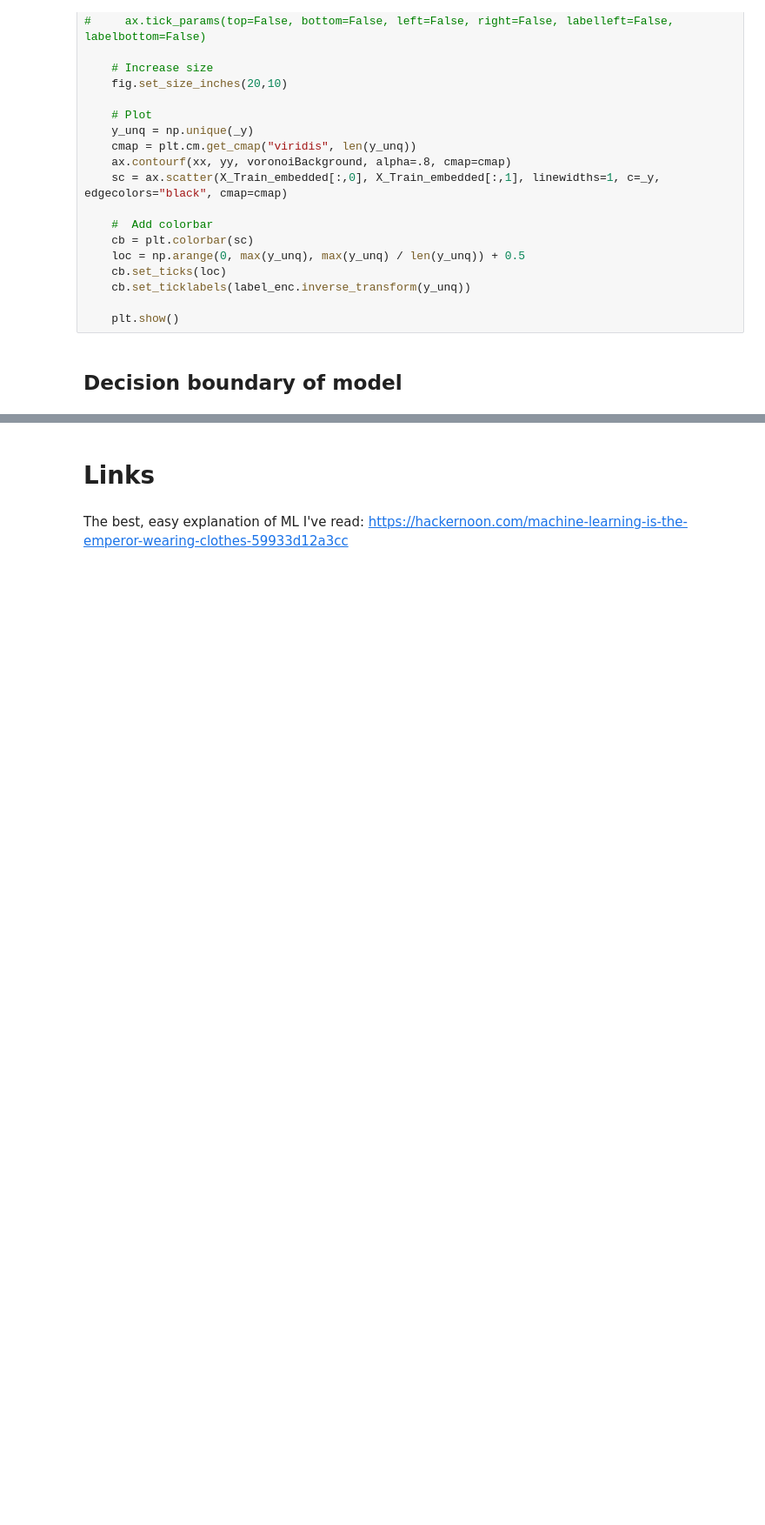
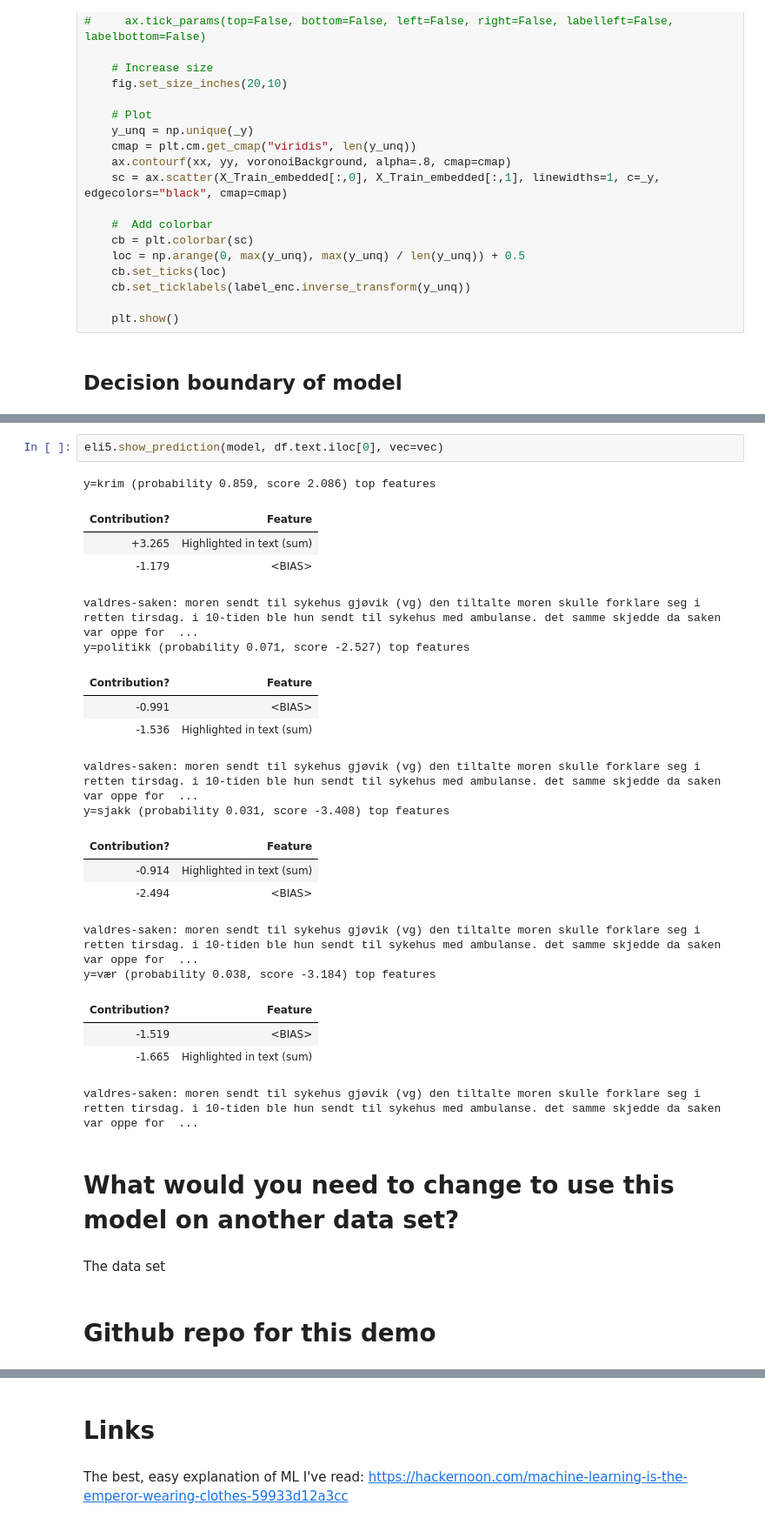
Before and after one commit to peterts/osloturen-2019, a Jupyter notebook: Build Model.ipynb, the cells around one changed output, grey strips where cells are left out. Shown at 87% size. Drawn from its saved outputs; the diff is of its cells as text; blank space fills up the shorter version.

```diff
--- a/Build Model.ipynb
+++ b/Build Model.ipynb
@@ -419,0 +504,29 @@ plot_decision_boundary(model, X, y)
+# %%
+eli5.show_prediction(model, df.text.iloc[0], vec=vec)
+# %% [output]
+y=krim (probability 0.859, score 2.086) top features
+| Contribution? | Feature |
+| +3.265 | Highlighted in text (sum) |
+| -1.179 | <BIAS> |
+valdres-saken: moren sendt til sykehus gjøvik (vg) den tiltalte moren skulle forklare seg i retten tirsdag. i 10-tiden ble hun sendt til sykehus med ambulanse. det samme skjedde da saken var oppe for  ...
+y=politikk (probability 0.071, score -2.527) top features
+| Contribution? | Feature |
+| -0.991 | <BIAS> |
+| -1.536 | Highlighted in text (sum) |
+valdres-saken: moren sendt til sykehus gjøvik (vg) den tiltalte moren skulle forklare seg i retten tirsdag. i 10-tiden ble hun sendt til sykehus med ambulanse. det samme skjedde da saken var oppe for  ...
+y=sjakk (probability 0.031, score -3.408) top features
+| Contribution? | Feature |
+| -0.914 | Highlighted in text (sum) |
+| -2.494 | <BIAS> |
+valdres-saken: moren sendt til sykehus gjøvik (vg) den tiltalte moren skulle forklare seg i retten tirsdag. i 10-tiden ble hun sendt til sykehus med ambulanse. det samme skjedde da saken var oppe for  ...
+y=vær (probability 0.038, score -3.184) top features
+| Contribution? | Feature |
+| -1.519 | <BIAS> |
+| -1.665 | Highlighted in text (sum) |
+valdres-saken: moren sendt til sykehus gjøvik (vg) den tiltalte moren skulle forklare seg i retten tirsdag. i 10-tiden ble hun sendt til sykehus med ambulanse. det samme skjedde da saken var oppe for  ...
+# %% [markdown]
+# What would you need to change to use this model on another data set?
+# %% [markdown]
+The data set
+# %% [markdown]
+# Github repo for this demo
```
Also changed, not shown: parts of 32 cells of this notebook, 2 other files.
